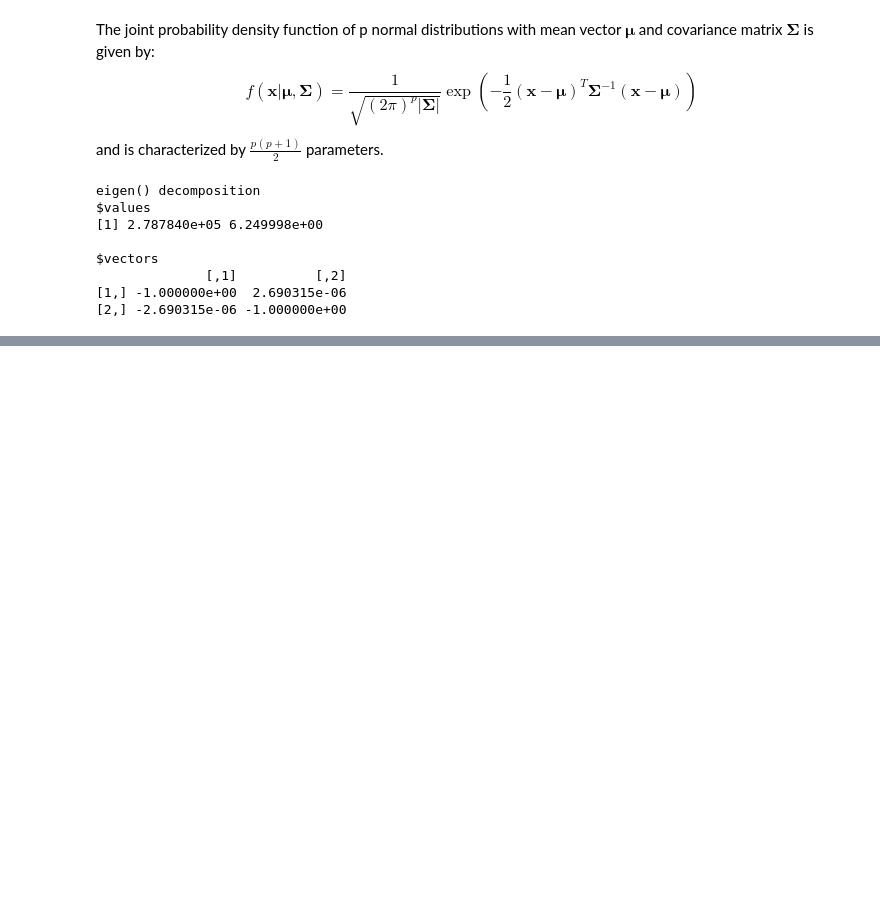
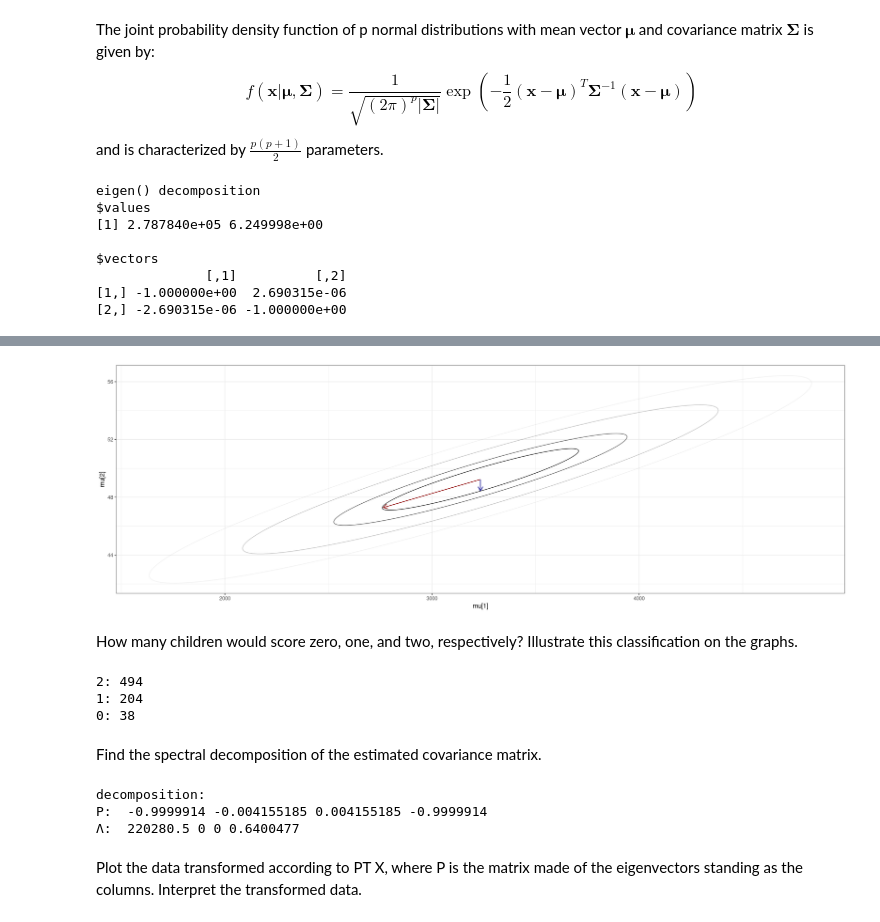
Before and after one commit to ventus550/university, a Jupyter notebook: statistical-learning/lab1/report.ipynb, the cells around one changed output, grey strips where cells are left out. Saved outputs shown, nothing was run; the diff lists cells and outputs as text; code cells hidden in the pictures; blank space fills up the shorter version.

```diff
--- a/statistical-learning/lab1/report.ipynb
+++ b/statistical-learning/lab1/report.ipynb
@@ -118,0 +215,10 @@ TODO: comment
+# %%
+µ = c(mean_weight, mean_length)
+𝞢 = matrix(cov(data), nrow=2) #matrix(c(var_weight, covariance, covariance, var_length), nrow=2)
+
+confidence.ellipse(µ, 𝞢, list(0.4, 0.68, 0.95, 0.997))
+# %% [output]
+[figure, added]
+# %% [markdown]
+How many children would score zero, one, and two, respectively? Illustrate this
+classification on the graphs.
@@ -118,0 +244,27 @@ TODO: comment
+# %%
+cat("2:", counts(data, µ, 𝞢, level = 0.68))
+cat("\n1:", counts(data, µ, 𝞢, level = 0.95) - counts(data, µ, 𝞢, level = 0.68))
+cat("\n0:", counts(data, µ, 𝞢, level = 0.997) - counts(data, µ, 𝞢, level = 0.95))
+# %% [output]
+2: 494
+1: 204
+0: 38
+# %% [markdown]
+Find the spectral decomposition of the estimated covariance matrix.
+# %%
+e = eigen(𝞢)
+P = e$vectors
+Λ = diag(e$values)
+
+cat(
+	"decomposition:",
+	"\nP: ", P,
+	"\nΛ: ", Λ
+)
+# %% [output]
+decomposition:
+P:  -0.9999914 -0.004155185 0.004155185 -0.9999914
+Λ:  220280.5 0 0 0.6400477
+# %% [markdown]
+Plot the data transformed according to PT X, where P is the matrix made of the
+eigenvectors standing as the columns. Interpret the transformed data.
```
Also changed, not shown: parts of 61 cells of this notebook, 1 other file.
